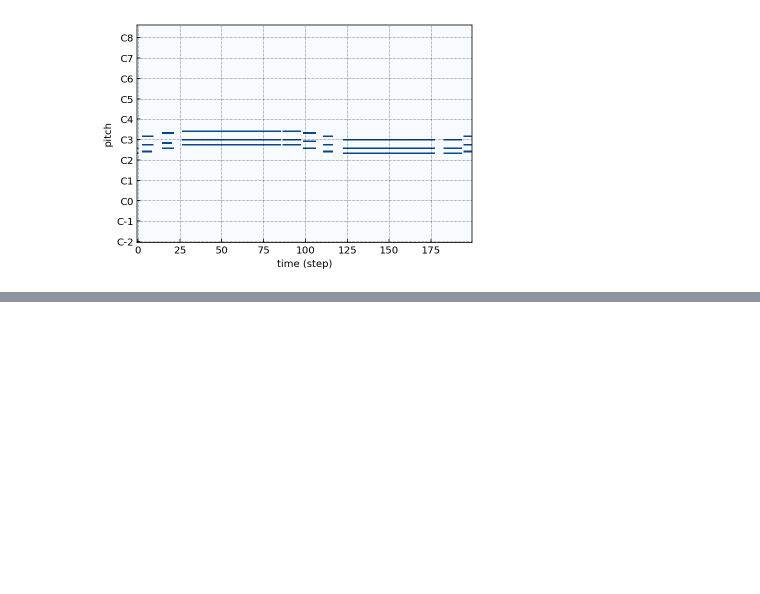
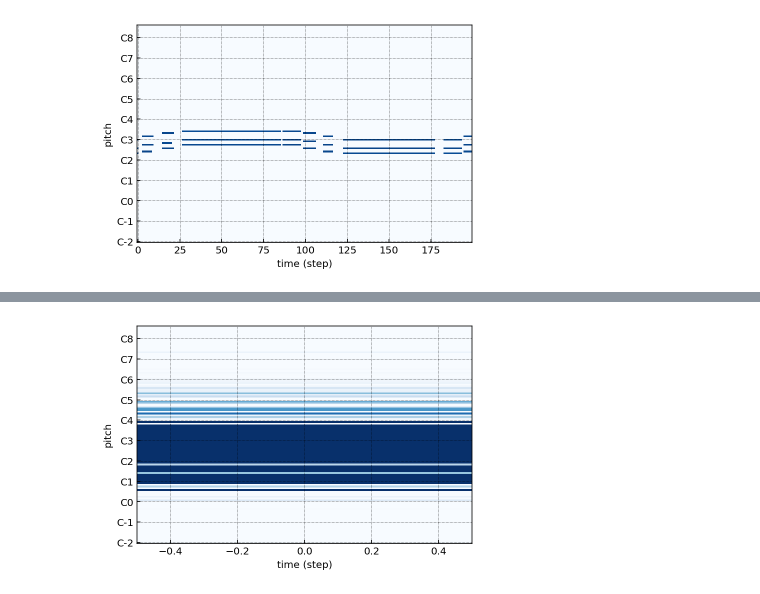
Before and after one commit to arasalo1/music_rnn, a Jupyter notebook: exploring.ipynb, the cells around one changed output, grey strips where cells are left out. Cells and saved outputs as stored; diff of their text form; code cells hidden in the pictures; blank space fills up the shorter version.

Commit message:
data generator for keras + a simple lstm model test

```diff
--- a/exploring.ipynb
+++ b/exploring.ipynb
@@ -29,0 +49,13 @@ files.plot(2100)
+# %%
+training_generator = Generator('lpd',subset=0.8)
+
+model = keras.Sequential()
+model.add(keras.layers.LSTM(10,input_shape=(200,128)))
+model.add(keras.layers.Dense(128,activation='linear'))
+
+model.compile(loss='mse',optimizer='adam')
+
+model.fit_generator(generator=training_generator,
+                    use_multiprocessing=True,
+                    epochs=1,
+                    workers=2)
@@ -29,0 +68,8 @@ files.plot(2100)
+# %%
+prediction = model.predict(files.tracks[2100].reshape(1,200,128))
+prediction2 = model.predict(files.tracks[1000].reshape(1,200,128))
+# %%
+pypianoroll.Track(pianoroll=prediction).plot()
+plt.show()
+# %% [output]
+[figure, added]
```
Also changed, not shown: parts of 7 cells of this notebook, 2 other files.
